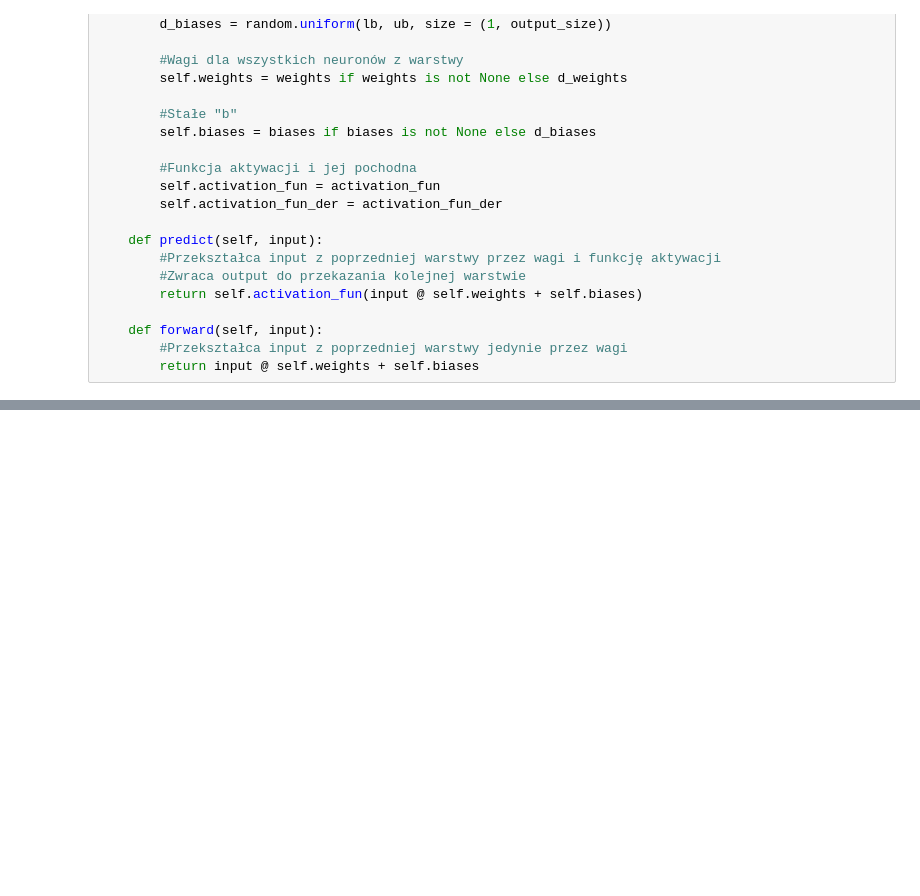
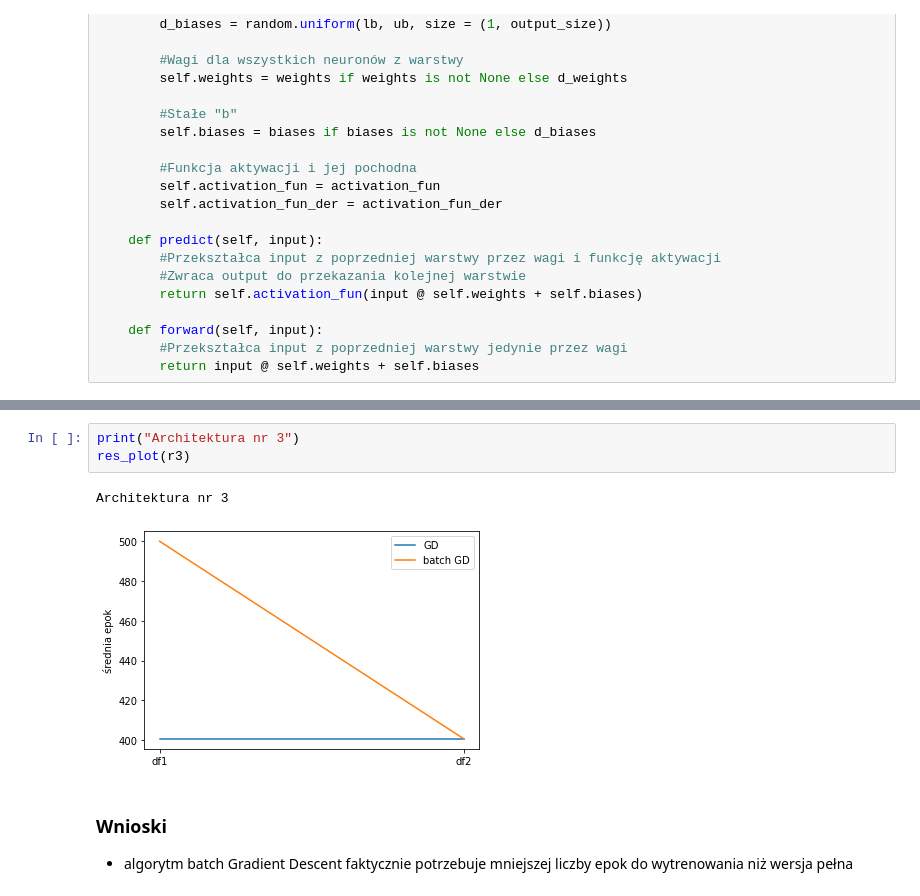
Before and after one commit to okcze/AI_intro, a Jupyter notebook: MLP_backrop.ipynb, the cells around one changed output, grey strips where cells are left out. Drawn from its saved outputs; the diff is of its cells as text; blank space fills up the shorter version.

```diff
--- a/MLP_backrop.ipynb
+++ b/MLP_backrop.ipynb
@@ -291,0 +379,10 @@ predicted_real(pred_test, y_test)
+# %%
+print("Architektura nr 3")
+res_plot(r3)
+# %% [output]
+Architektura nr 3
+[figure, added]
+# %% [markdown]
+### Wnioski
+
+- algorytm batch Gradient Descent faktycznie potrzebuje mniejszej liczby epok do wytrenowania niż wersja pełna
```
Also changed, not shown: parts of 44 cells of this notebook, 1 other file.
